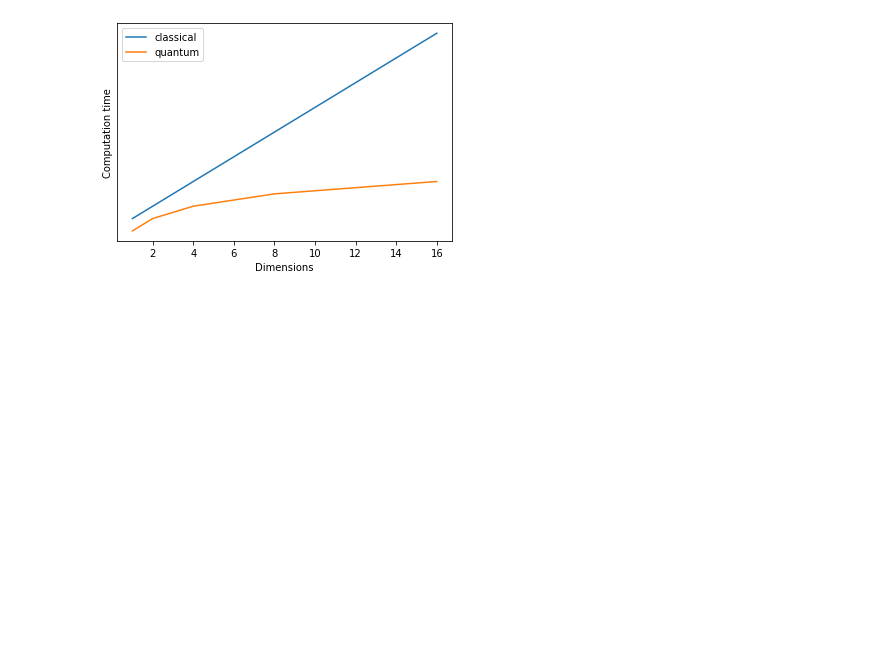
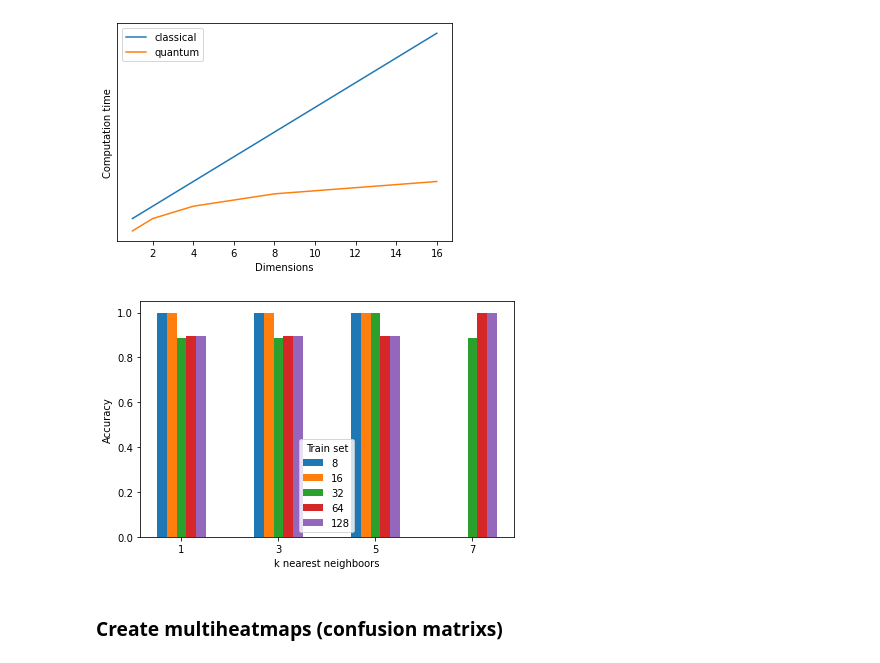
Before and after one commit to vutuanhai237/HybridQkNN, a Jupyter notebook: plot_pram.ipynb, the cells around one changed output. Saved outputs shown, nothing was run; the diff lists cells and outputs as text; code cells hidden in the pictures; blank space fills up the shorter version.

```diff
--- a/plot_pram.ipynb
+++ b/plot_pram.ipynb
@@ -266,3 +266,66 @@ plt.legend()
 plt.savefig('myimage.svg', format='svg', dpi=1200)
 # %% [output]
 [figure]
+# %%
+import numpy as np
+import matplotlib.pyplot as plt
+
+
+vector8 = [1,1,1,0]
+vector16 = [1,1,1,0]
+
+vector32 = [
+        0.8888888888888888,
+        0.8888888888888888,
+        1,
+        0.8888888888888888
+    ]
+
+
+vector64 = [
+        0.8947368421052632,
+        0.8947368421052632,
+        0.8947368421052632,
+        1
+    ]
+
+
+vector128 = np.asarray([
+    0.973684211,
+    1,
+    0.973684211,
+    0.947368421,
+
+])
+
+
+labels = ['1', '3', '5', '7']
+
+x = np.arange(len(labels))  # the label locations
+width = 0.1  # the width of the bars
+
+fig, ax = plt.subplots()
+
+rects16 = ax.bar(x-0.2, vector8, width, label='8')
+rects16 = ax.bar(x-0.1, vector16, width, label='16')
+rects32 = ax.bar(x, vector32, width, label='32')
+rects64 = ax.bar(x+0.1, vector64, width, label='64')
+rects128 = ax.bar(x+0.2, vector64, width, label='128')
+# Add some text for labels, title and custom x-axis tick labels, etc.
+ax.set_ylabel('Accuracy')
+ax.set_xlabel('k nearest neighboors')
+ax.set_xticks(x)
+ax.set_xticklabels(labels)
+ax.legend(title="Train set")
+
+
+
+
+fig.tight_layout()
+
+plt.show()
+fig.savefig("acc.png", format='png', dpi=1200)
+# %% [output]
+[figure, added]
+# %% [markdown]
+### Create multiheatmaps (confusion matrixs)
```
Also changed, not shown: parts of 3 cells of this notebook, 39 other files.
